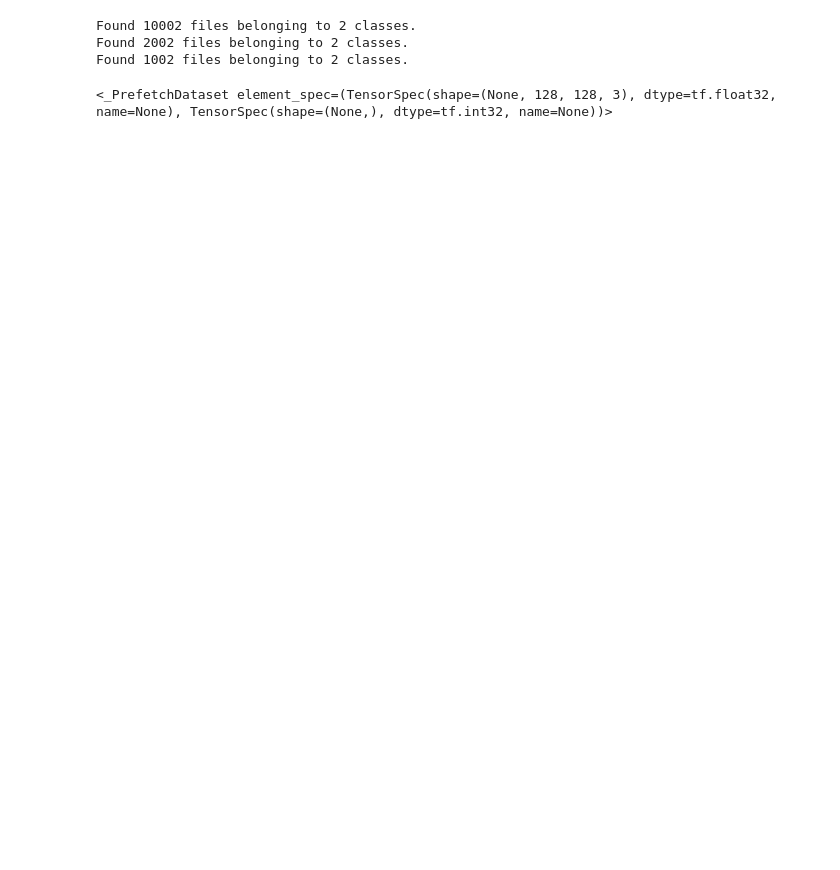
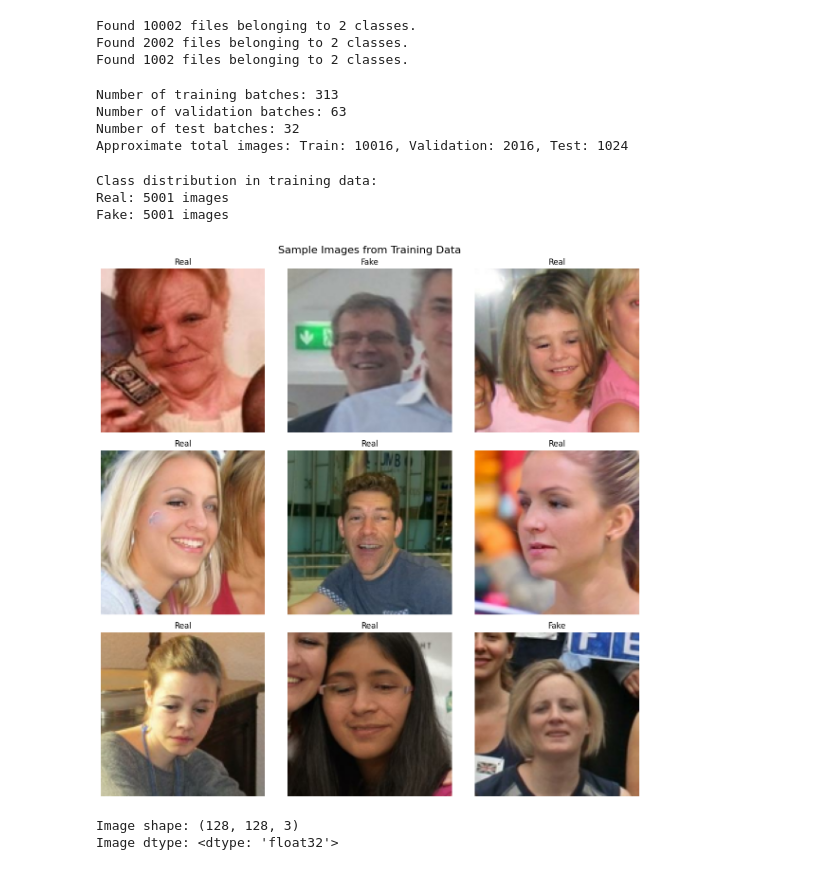
Before and after one commit to VirangaWeerabandara/AI-Project, a Jupyter notebook: AI-Project/Model/model.ipynb, the cells around one changed output. Drawn from its saved outputs; the diff is of its cells as text; code cells hidden in the pictures; blank space fills up the shorter version.

```diff
--- a/AI-Project/Model/model.ipynb
+++ b/AI-Project/Model/model.ipynb
@@ -42,7 +36,55 @@ test_ds = tf.keras.utils.image_dataset_from_directory(
 Found 10002 files belonging to 2 classes.
 Found 2002 files belonging to 2 classes.
 Found 1002 files belonging to 2 classes.
-# %%
-print(train_ds)
-# %% [output]
-<_PrefetchDataset element_spec=(TensorSpec(shape=(None, 128, 128, 3), dtype=tf.float32, name=None), TensorSpec(shape=(None,), dtype=tf.int32, name=None))>
+# %%
+class_names = ['Real', 'Fake']
+# %%
+train_images = tf.data.experimental.cardinality(train_ds).numpy() * batch_size
+val_images = tf.data.experimental.cardinality(val_ds).numpy() * batch_size
+test_images = tf.data.experimental.cardinality(test_ds).numpy() * batch_size
+
+print(
+    f"Number of training batches: {tf.data.experimental.cardinality(train_ds)}")
+print(
+    f"Number of validation batches: {tf.data.experimental.cardinality(val_ds)}")
+print(f"Number of test batches: {tf.data.experimental.cardinality(test_ds)}")
+print(
+    f"Approximate total images: Train: {train_images}, Validation: {val_images}, Test: {test_images}")
+# %% [output]
+Number of training batches: 313
+Number of validation batches: 63
+Number of test batches: 32
+Approximate total images: Train: 10016, Validation: 2016, Test: 1024
+# %%
+class_counts = {name: 0 for name in class_names}
+for images, labels in train_ds:
+    for label in labels:
+        class_counts[class_names[int(label)]] += 1
+
+print("Class distribution in training data:")
+for class_name, count in class_counts.items():
+    print(f"{class_name}: {count} images")
+# %% [output]
+Class distribution in training data:
+Real: 5001 images
+Fake: 5001 images
+# %%
+plt.figure(figsize=(12, 12))
+for images, labels in train_ds.take(1):
+    for i in range(min(9, len(images))):
+        plt.subplot(3, 3, i + 1)
+        plt.imshow(images[i].numpy().astype("uint8"))
+        plt.title(class_names[labels[i]])
+        plt.axis("off")
+plt.suptitle("Sample Images from Training Data", fontsize=16)
+plt.tight_layout()
+plt.show()
+# %% [output]
+[figure, added]
+# %%
+for images, _ in train_ds.take(1):
+    print(f"\nImage shape: {images[0].shape}")
+    print(f"Image dtype: {images[0].dtype}")
+# %% [output]
+Image shape: (128, 128, 3)
+Image dtype: <dtype: 'float32'>
```
Also changed, not shown: parts of 15 cells of this notebook, 1 other file.
